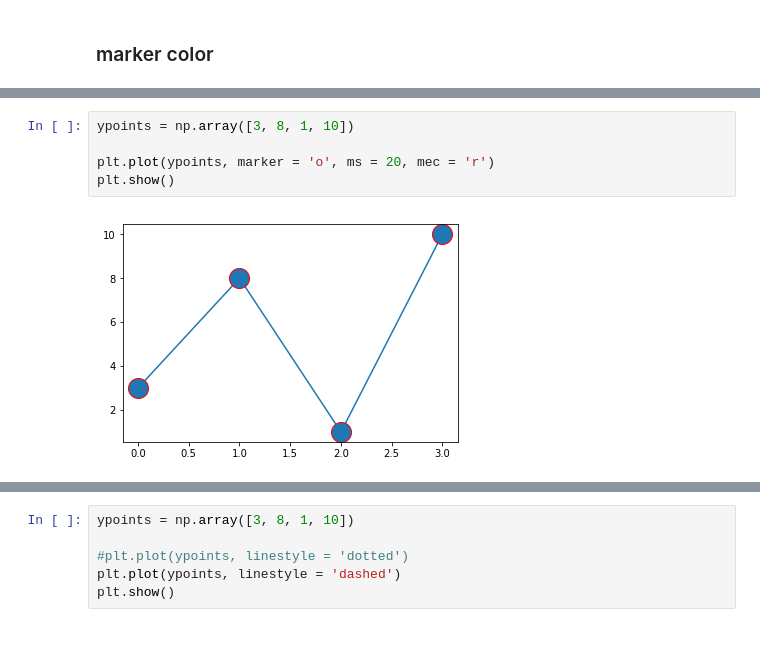
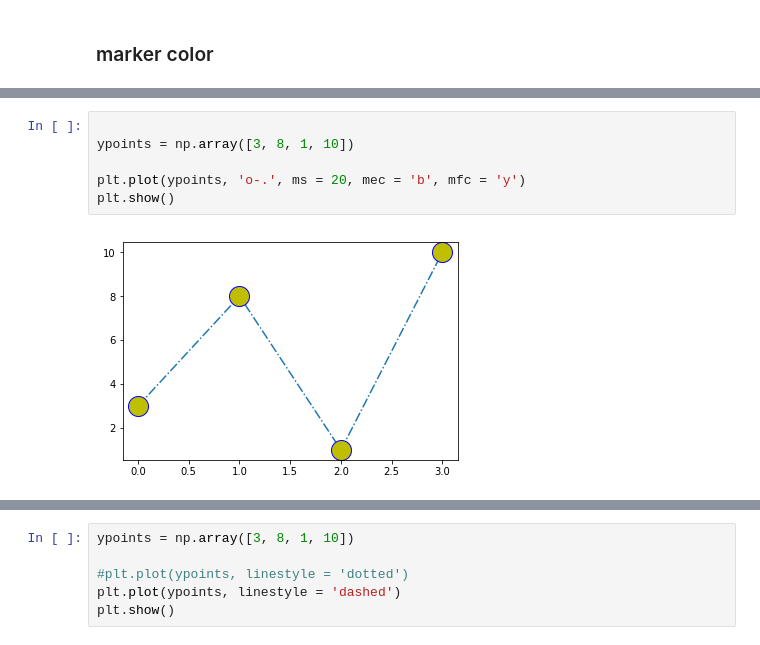
Before and after one commit to Sagarlatake/Matplotlib-Overview, a Jupyter notebook: Matplotlib.ipynb, the cells around one changed output, grey strips where cells are left out. Saved outputs shown, nothing was run; the diff lists cells and outputs as text.

```diff
--- a/Matplotlib.ipynb
+++ b/Matplotlib.ipynb
@@ -196,7 +226,8 @@ plt.show()
 # %%
+
 ypoints = np.array([3, 8, 1, 10])
 
-plt.plot(ypoints, marker = 'o', ms = 20, mec = 'r')
+plt.plot(ypoints, 'o-.', ms = 20, mec = 'b', mfc = 'y')
 plt.show()
 # %% [output]
-[figure, old version]
+[figure, new version]
```
Also changed, not shown: parts of 16 cells of this notebook.
